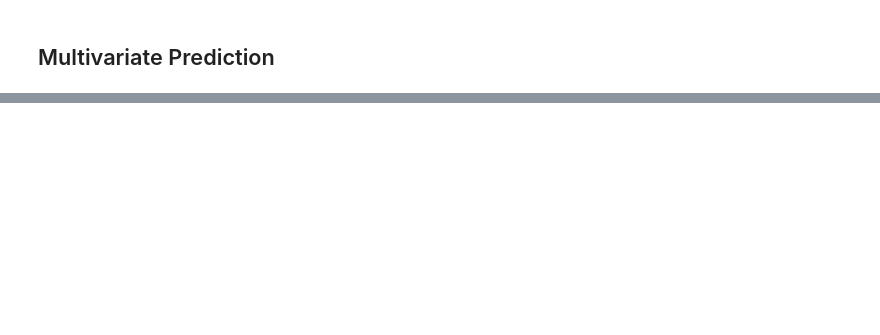
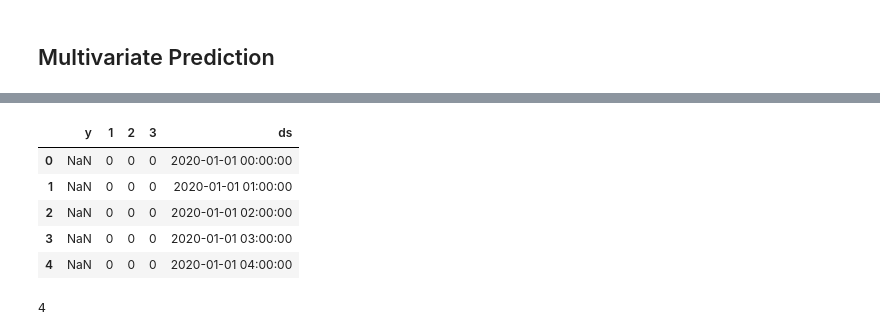
Before and after one commit to timeatlas-dev/timeatlas, a Jupyter notebook: notebooks/model-with-prophet.ipynb, the cells around one changed output, grey strips where cells are left out. Saved outputs shown, nothing was run; the diff lists cells and outputs as text; code cells hidden in the pictures; blank space fills up the shorter version.

Commit message:
tsd with prophet in progress

```diff
--- a/notebooks/model-with-prophet.ipynb
+++ b/notebooks/model-with-prophet.ipynb
@@ -65,5 +67,3 @@ tsd = ta.TimeSeriesDataset([ts1, ts2, ts3, ts4])
 # %%
 ## Model Creation
 multivariate_model = ta.models.Prophet()
-# %%
-multivariate_model.fit(tsd)
@@ -71,0 +94,2 @@ AttributeError: 'TimeSeriesDataset' object has no attribute 'to_df'
+# %%
+tsd[y] = tsd[y].empty()
@@ -71,0 +106,19 @@ AttributeError: 'TimeSeriesDataset' object has no attribute 'to_df'
+# %%
+y = 0
+ts_y = tsd[y].empty()
+# %%
+tsd[y] = tsd[y].empty()
+df = prepare_time_series_dataset_for_prophet(tsd, y)
+# %%
+df.head()
+# %% [output]
+|  | y | 1 | 2 | 3 | ds |
+| 0 | NaN | 0 | 0 | 0 | 2020-01-01 00:00:00 |
+| 1 | NaN | 0 | 0 | 0 | 2020-01-01 01:00:00 |
+| 2 | NaN | 0 | 0 | 0 | 2020-01-01 02:00:00 |
+| 3 | NaN | 0 | 0 | 0 | 2020-01-01 03:00:00 |
+| 4 | NaN | 0 | 0 | 0 | 2020-01-01 04:00:00 |
+# %%
+len(tsd)
+# %% [output]
+4
```
Also changed, not shown: parts of 21 cells of this notebook, 4 other files.
